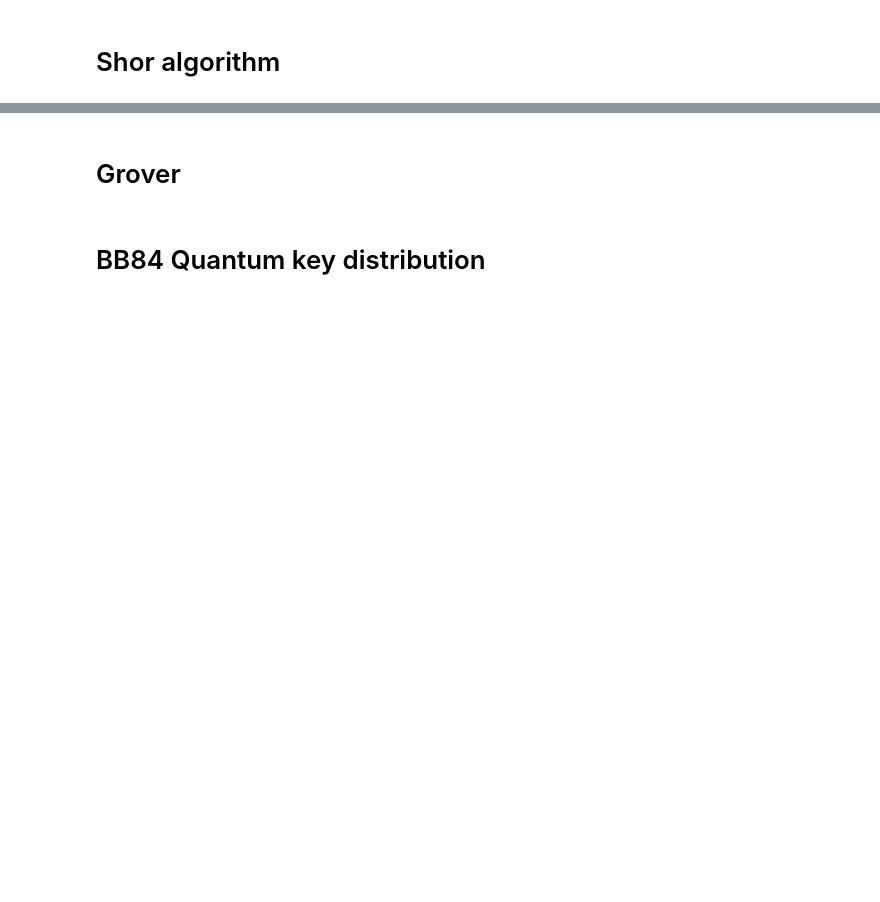
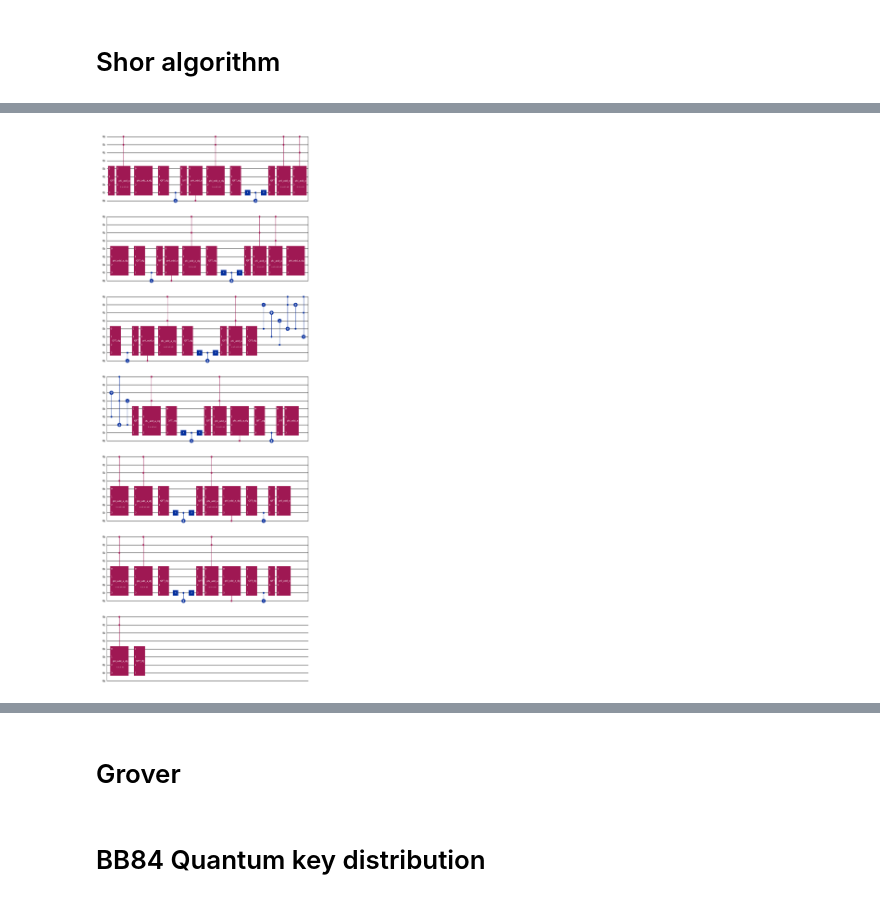
Before and after one commit to phuong0111/Quantum-computing, a Jupyter notebook: 02.Fundamentals-of-quantum-algorithms/code.ipynb, the cells around one changed output, grey strips where cells are left out. Drawn from its saved outputs; the diff is of its cells as text; code cells hidden in the pictures; blank space fills up the shorter version.

```diff
--- a/02.Fundamentals-of-quantum-algorithms/code.ipynb
+++ b/02.Fundamentals-of-quantum-algorithms/code.ipynb
@@ -1259,7 +1171,7 @@ class Shor:
                 else:
                     # Use regular simulator with measurements
                     circuit = self.construct_circuit(N=N, a=a, measurement=True)
-                    # display(circuit.draw("mpl"))
+                    display(circuit.draw("mpl"))
 
                     # Decompose the circuit
                     transpiled_circuit = transpile(circuit,
@@ -1318,0 +1212,87 @@ INFO:__main__:Found factors [3, 5] from measurement 11000000.
+# %%
+backend = AerSimulator()
+
+# Simple demonstration using predefined Shor methods
+def demo_shor_circuit():
+    # Assuming we have an instance of the Shor class
+    shor = Shor(backend=backend)  # Your existing class instance
+
+    # Parameters
+    n = 3      # number of qubits
+    N = 7     # modulus
+    a = 2      # base for multiplication
+
+    print("=== Using Predefined Shor Methods ===")
+
+    # 1. Use _get_angles method
+    print(f"1. Computing angles for a={a}, n={n}")
+    angles = shor._get_angles(a, n)
+    print(f"   Angles: {angles}")
+    print(f"   In terms of π: {angles/np.pi}π\n")
+
+    # 2. Create QFT gates
+    qft = QFT(n + 1, do_swaps=False).to_gate()
+    iqft = qft.inverse()
+
+    # Create phi_add gates (assuming these methods exist)
+    phi_add_N = shor._phi_add_gate(shor._get_angles(N, n + 1))
+    iphi_add_N = phi_add_N.inverse()
+    c_phi_add_N = phi_add_N.control(1)
+
+    # 3. Use _controlled_multiple_mod_N method
+    print(f"2. Creating controlled multiplication circuit")
+    print(f"   Operation: |x⟩ → |{a}x mod {N}⟩")
+
+    mult_circuit = shor._controlled_multiple_mod_N(
+        n=n,
+        N=N,
+        a=a,
+        c_phi_add_N=c_phi_add_N,
+        iphi_add_N=iphi_add_N,
+        qft=qft,
+        iqft=iqft
+    )
+
+    # 4. Create a simple test circuit using the method
+    # mult_circuit expects: ctrl(1) + x(n) + b(n+1) + flag(1) = 1 + 4 + 5 + 1 = 11 qubits
+    total_qubits = 1 + n + (n+1) + 1  # ctrl + x + b + flag = 11 qubits
+    test_circuit = QuantumCircuit(total_qubits, name="Test_Circuit")
+
+    # Set control qubit to |1⟩
+    test_circuit.x(0)
+
+    # Set input x register to |3⟩ = |0011⟩ (qubits 1-4)
+    test_circuit.x(1)  # x[0] = 1
+    test_circuit.x(2)  # x[1] = 1
+    # x[2] and x[3] remain 0
+
+    test_circuit.barrier()
+
+    # Apply the controlled multiplication
+    test_circuit.append(mult_circuit, range(total_qubits))
+
+    test_circuit.barrier()
+    test_circuit.measure_all()
+
+    print(f"   Circuit depth: {test_circuit.depth()}")
+    print(f"   Number of qubits: {test_circuit.num_qubits}")
+    print(f"   Expected qubits: ctrl(1) + x({n}) + b({n+1}) + flag(1) = {total_qubits}")
+
+    # 5. Display the circuit
+    print("\n3. Circuit Visualization:")
+    # display(test_circuit.draw("mpl"))
+
+    # 6. Show just the multiplication instruction
+    print("\n4. Multiplication Gate Details:")
+    mult_only = QuantumCircuit(total_qubits)
+    mult_only.append(mult_circuit, range(total_qubits))
+
+    display(mult_only.decompose(reps=2).draw("mpl"))
+
+    return test_circuit
+
+# Run the demo
+if __name__ == "__main__":
+    circuit = demo_shor_circuit()
+    print("\nDemo completed! The circuit implements controlled modular multiplication.")
+# %% [output]
@@ -1318,0 +1327 @@ INFO:__main__:Found factors [3, 5] from measurement 11000000.
+[figure, added]
```
Also changed, not shown: parts of 19 cells of this notebook, 4 other files.
